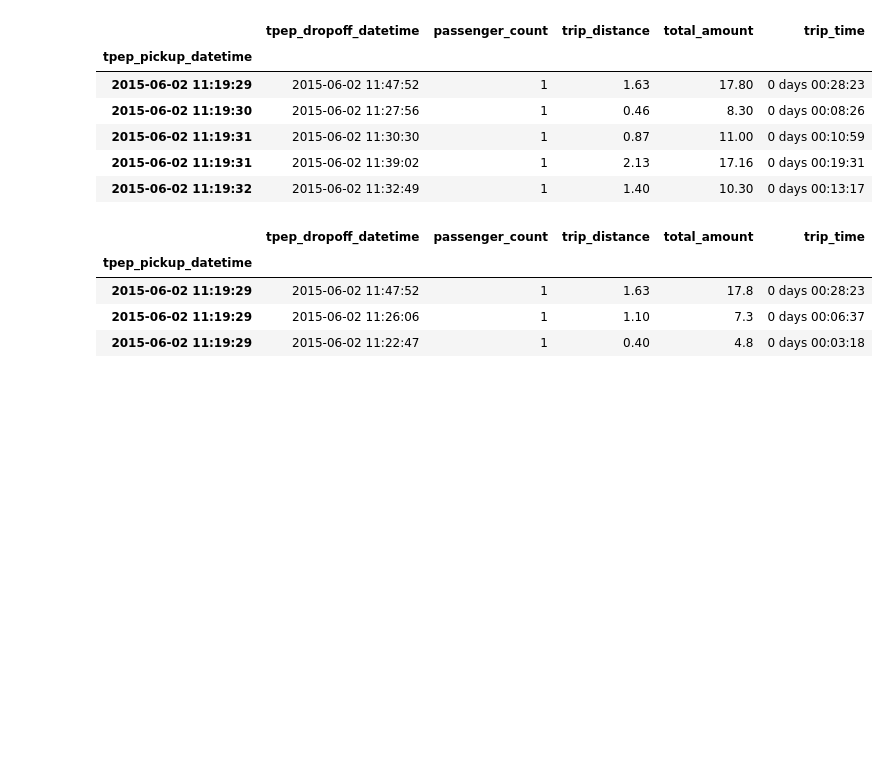
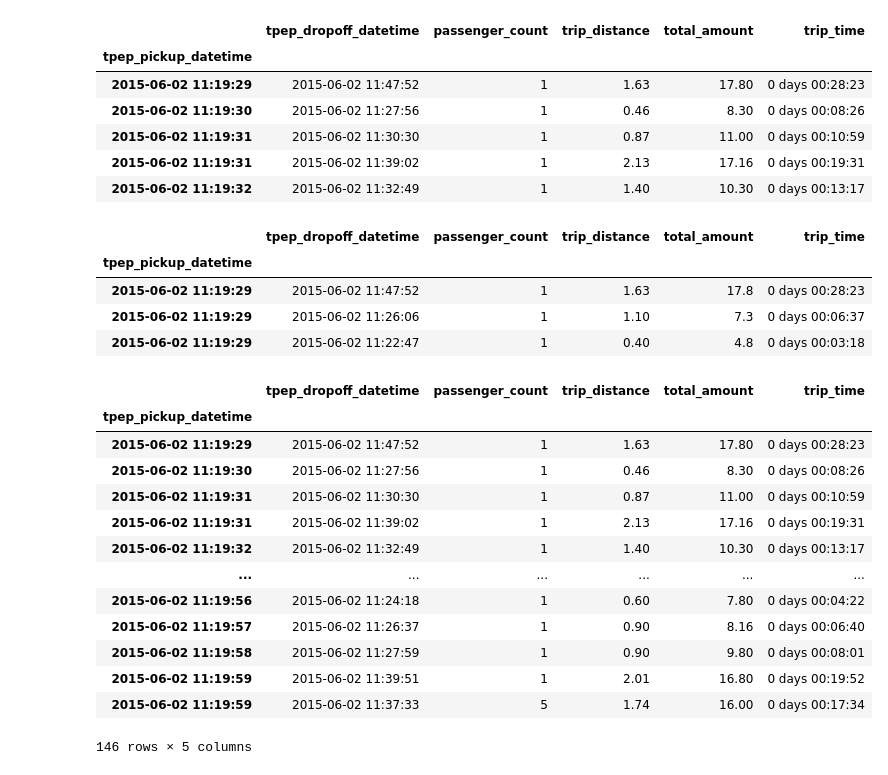
Before and after one commit to Su5rm/geekle-2021-april-9, a Jupyter notebook: Geekle - 2021-april-9.ipynb, the cells around one changed output. Saved outputs shown, nothing was run; the diff lists cells and outputs as text; code cells hidden in the pictures; blank space fills up the shorter version.

```diff
--- a/Geekle - 2021-april-9.ipynb
+++ b/Geekle - 2021-april-9.ipynb
@@ -422,3 +422,21 @@ df.loc['2015-06-02 11:19:29']
 | 2015-06-02 11:19:29 | 2015-06-02 11:47:52 | 1 | 1.63 | 17.8 | 0 days 00:28:23 |
 | 2015-06-02 11:19:29 | 2015-06-02 11:26:06 | 1 | 1.10 | 7.3 | 0 days 00:06:37 |
 | 2015-06-02 11:19:29 | 2015-06-02 11:22:47 | 1 | 0.40 | 4.8 | 0 days 00:03:18 |
+# %%
+# What if I want to find all taxi rides that started at 11:19, and any number of seconds?
+df.loc['2015-06-02 11:19']
+# %% [output]
+|  | tpep_dropoff_datetime | passenger_count | trip_distance | total_amount | trip_time |
+| tpep_pickup_datetime |  |  |  |  |  |
+| 2015-06-02 11:19:29 | 2015-06-02 11:47:52 | 1 | 1.63 | 17.80 | 0 days 00:28:23 |
+| 2015-06-02 11:19:30 | 2015-06-02 11:27:56 | 1 | 0.46 | 8.30 | 0 days 00:08:26 |
+| 2015-06-02 11:19:31 | 2015-06-02 11:30:30 | 1 | 0.87 | 11.00 | 0 days 00:10:59 |
+| 2015-06-02 11:19:31 | 2015-06-02 11:39:02 | 1 | 2.13 | 17.16 | 0 days 00:19:31 |
+| 2015-06-02 11:19:32 | 2015-06-02 11:32:49 | 1 | 1.40 | 10.30 | 0 days 00:13:17 |
+| ... | ... | ... | ... | ... | ... |
+| 2015-06-02 11:19:56 | 2015-06-02 11:24:18 | 1 | 0.60 | 7.80 | 0 days 00:04:22 |
+| 2015-06-02 11:19:57 | 2015-06-02 11:26:37 | 1 | 0.90 | 8.16 | 0 days 00:06:40 |
+| 2015-06-02 11:19:58 | 2015-06-02 11:27:59 | 1 | 0.90 | 9.80 | 0 days 00:08:01 |
+| 2015-06-02 11:19:59 | 2015-06-02 11:39:51 | 1 | 2.01 | 16.80 | 0 days 00:19:52 |
+| 2015-06-02 11:19:59 | 2015-06-02 11:37:33 | 5 | 1.74 | 16.00 | 0 days 00:17:34 |
+146 rows × 5 columns
```
Also changed, not shown: parts of 2 cells of this notebook.
